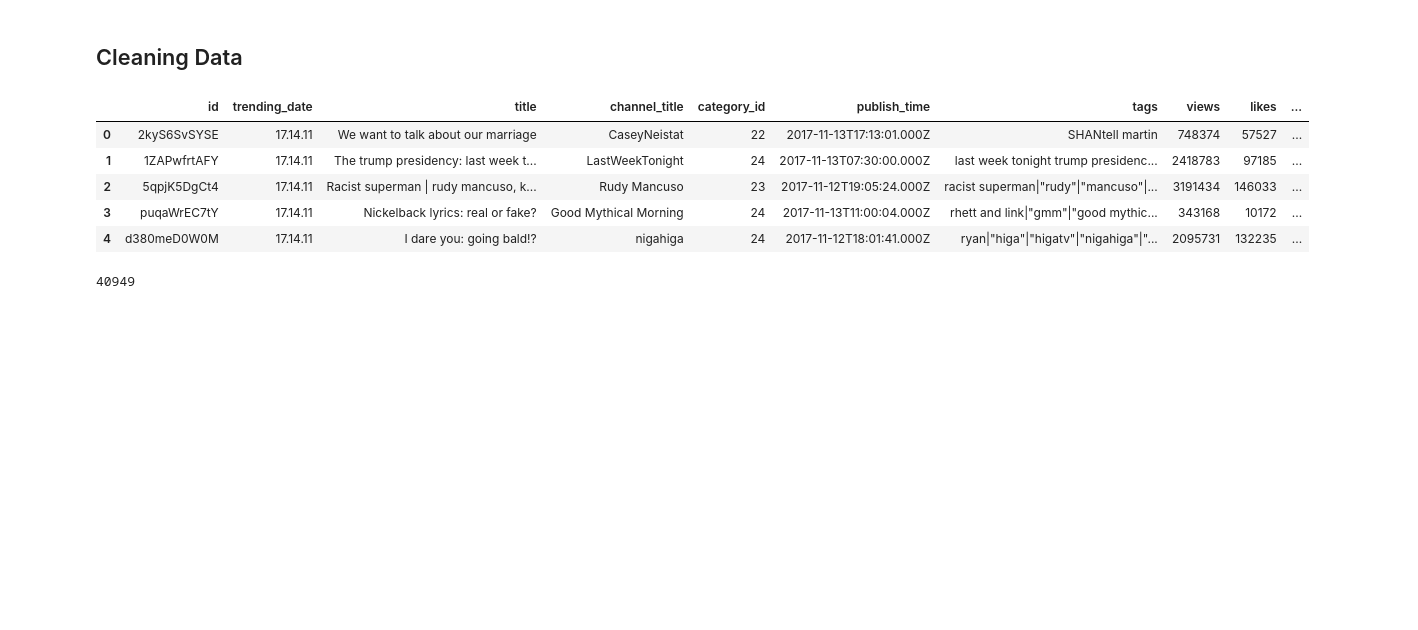
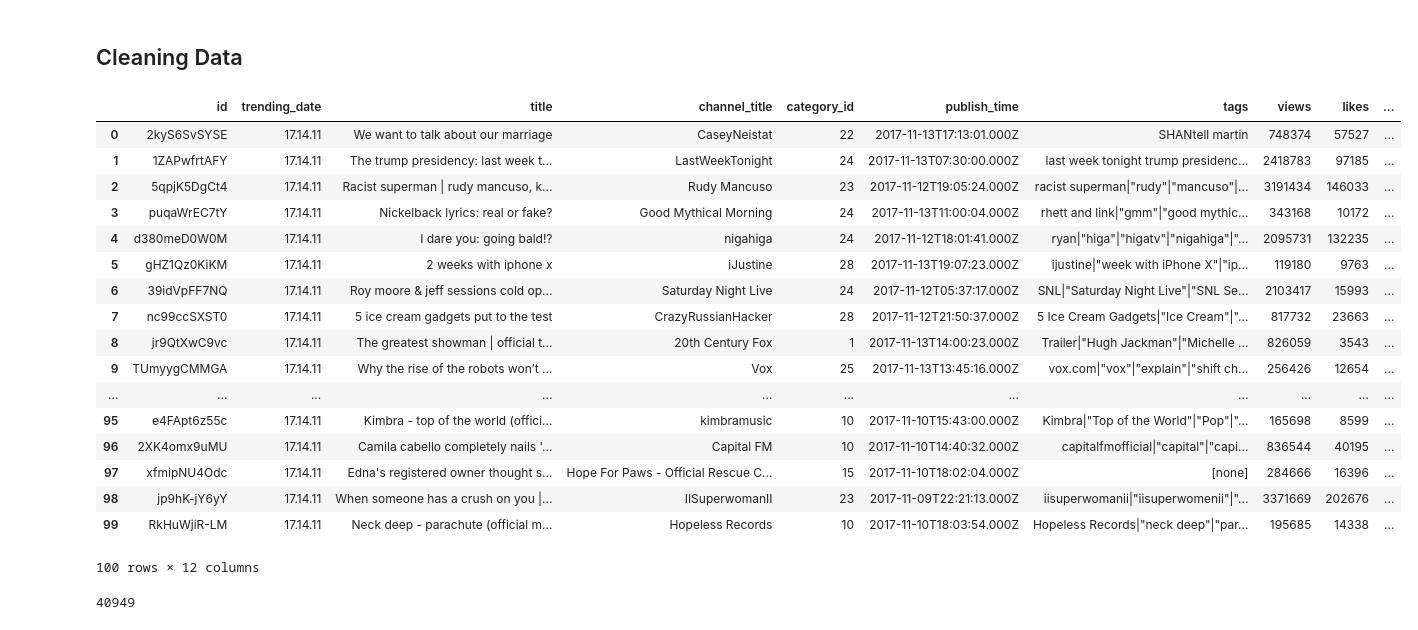
Before and after one commit to CaroMuizzi/Success-on-YouTube-Channels, a Jupyter notebook: Trending_videos.ipynb, the cells around one changed output. Drawn from its saved outputs; the diff is of its cells as text; code cells hidden in the pictures; blank space fills up the shorter version.

```diff
--- a/Trending_videos.ipynb
+++ b/Trending_videos.ipynb
@@ -54,12 +68,24 @@ del df['video_error_or_removed']
 # %%
-df.head()
+df.head(100)
 # %% [output]
 |  | id | trending_date | title | channel_title | category_id | publish_time | tags | views | likes | ... |
 | 0 | 2kyS6SvSYSE | 17.14.11 | We want to talk about our marriage | CaseyNeistat | 22 | 2017-11-13T17:13:01.000Z | SHANtell martin | 748374 | 57527 | ... |
 | 1 | 1ZAPwfrtAFY | 17.14.11 | The trump presidency: last week t... | LastWeekTonight | 24 | 2017-11-13T07:30:00.000Z | last week tonight trump presidenc... | 2418783 | 97185 | ... |
 | 2 | 5qpjK5DgCt4 | 17.14.11 | Racist superman | rudy mancuso, k... | Rudy Mancuso | 23 | 2017-11-12T19:05:24.000Z | racist superman|"rudy"|"mancuso"|... | 3191434 | 146033 | ... |
 | 3 | puqaWrEC7tY | 17.14.11 | Nickelback lyrics: real or fake? | Good Mythical Morning | 24 | 2017-11-13T11:00:04.000Z | rhett and link|"gmm"|"good mythic... | 343168 | 10172 | ... |
 | 4 | d380meD0W0M | 17.14.11 | I dare you: going bald!? | nigahiga | 24 | 2017-11-12T18:01:41.000Z | ryan|"higa"|"higatv"|"nigahiga"|"... | 2095731 | 132235 | ... |
+| 5 | gHZ1Qz0KiKM | 17.14.11 | 2 weeks with iphone x | iJustine | 28 | 2017-11-13T19:07:23.000Z | ijustine|"week with iPhone X"|"ip... | 119180 | 9763 | ... |
+| 6 | 39idVpFF7NQ | 17.14.11 | Roy moore & jeff sessions cold op... | Saturday Night Live | 24 | 2017-11-12T05:37:17.000Z | SNL|"Saturday Night Live"|"SNL Se... | 2103417 | 15993 | ... |
+| 7 | nc99ccSXST0 | 17.14.11 | 5 ice cream gadgets put to the test | CrazyRussianHacker | 28 | 2017-11-12T21:50:37.000Z | 5 Ice Cream Gadgets|"Ice Cream"|"... | 817732 | 23663 | ... |
+| 8 | jr9QtXwC9vc | 17.14.11 | The greatest showman | official t... | 20th Century Fox | 1 | 2017-11-13T14:00:23.000Z | Trailer|"Hugh Jackman"|"Michelle ... | 826059 | 3543 | ... |
+| 9 | TUmyygCMMGA | 17.14.11 | Why the rise of the robots won’t ... | Vox | 25 | 2017-11-13T13:45:16.000Z | vox.com|"vox"|"explain"|"shift ch... | 256426 | 12654 | ... |
+| ... | ... | ... | ... | ... | ... | ... | ... | ... | ... | ... |
+| 95 | e4FApt6z55c | 17.14.11 | Kimbra - top of the world (offici... | kimbramusic | 10 | 2017-11-10T15:43:00.000Z | Kimbra|"Top of the World"|"Pop"|"... | 165698 | 8599 | ... |
+| 96 | 2XK4omx9uMU | 17.14.11 | Camila cabello completely nails '... | Capital FM | 10 | 2017-11-10T14:40:32.000Z | capitalfmofficial|"capital"|"capi... | 836544 | 40195 | ... |
+| 97 | xfmipNU4Odc | 17.14.11 | Edna's registered owner thought s... | Hope For Paws - Official Rescue C... | 15 | 2017-11-10T18:02:04.000Z | [none] | 284666 | 16396 | ... |
+| 98 | jp9hK-jY6yY | 17.14.11 | When someone has a crush on you |... | IISuperwomanII | 23 | 2017-11-09T22:21:13.000Z | iisuperwomanii|"iisuperwomenii"|"... | 3371669 | 202676 | ... |
+| 99 | RkHuWjiR-LM | 17.14.11 | Neck deep - parachute (official m... | Hopeless Records | 10 | 2017-11-10T18:03:54.000Z | Hopeless Records|"neck deep"|"par... | 195685 | 14338 | ... |
+100 rows × 12 columns
 # %%
 df["id"].count()
 # %% [output]
```
Also changed, not shown: parts of 17 cells of this notebook.
